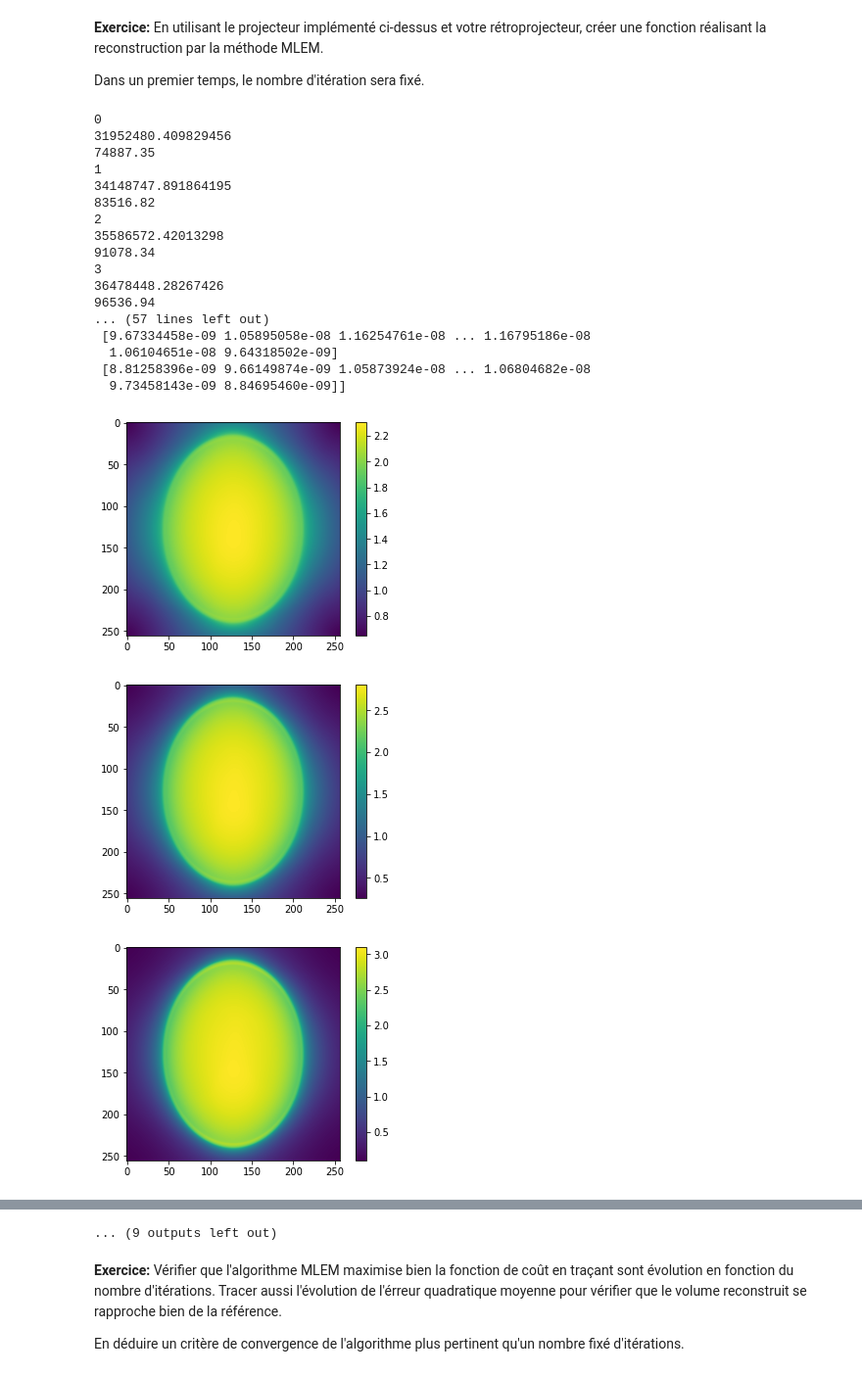
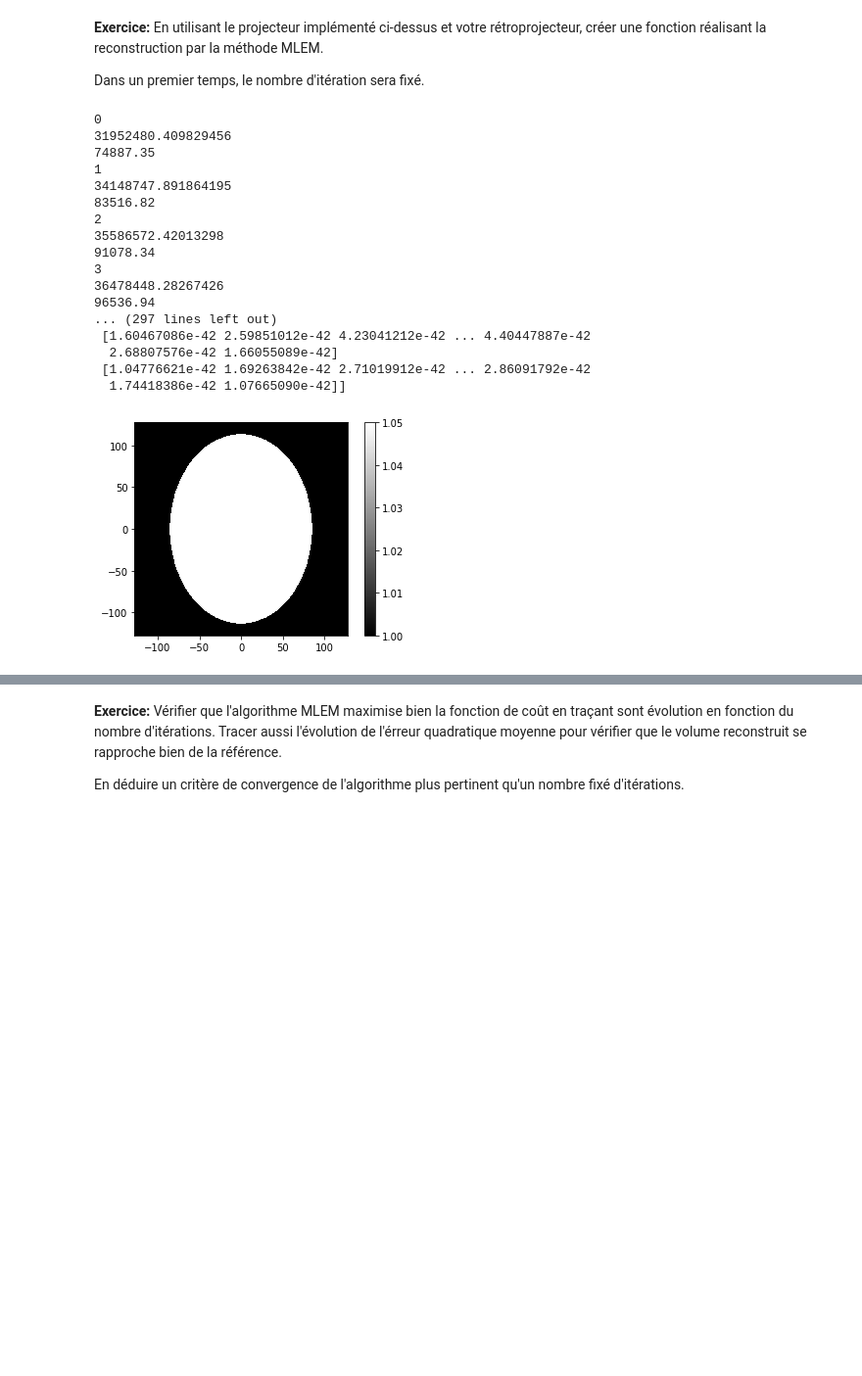
Before and after one commit to Guillaume0477/Tomographie, a Jupyter notebook: tp_tomo.ipynb, the cells around one changed output, grey strips where cells are left out. Shown at 98% size. Saved outputs shown, nothing was run; the diff lists cells and outputs as text; code cells hidden in the pictures; blank space fills up the shorter version.

```diff
--- a/tp_tomo.ipynb
+++ b/tp_tomo.ipynb
@@ -95,7 +96,7 @@ def RadonTransformSheppLogan(phideg):
 **Exercice:** Tracer le sinogramme en précisant $N_\phi$, le nombre d'angles choisi dans l'intervalle $[0°,180°[$
 # %%
 #Nombre d'angles à prendre en comtpe
-Nphi = 500
+Nphi = 10
 #Création des différents angles
 phis = np.linspace(0,180, Nphi)
 #Création du sinnogramme
@@ -421,7 +476,7 @@ print(f_erreur)
 plt.imshow(f_erreur) #, clim=[600,650], cmap=plt.cm.gray, extent=(x1[0],x1[-1],x2[0],x2[-1]), origin='lower')
 plt.colorbar()
 """
-for loop in range(20):
+for loop in range(100):
 
 
     proj_n = ForwardProjectionRTK(f_estime, phis) # projection pn de fn
@@ -454,10 +509,7 @@ for loop in range(20):
     f_estime =  inc * f_estime * f_erreur
     #print(f_estime)
 
-    plt.figure(loop+1)
-    #Visualisation
-    plt.imshow(f_estime)#,clim=[1,1.05], cmap=plt.cm.gray, extent=(x1[0],x1[-1],x2[0],x2[-1]), origin='lower')#,clim=[1.0,1.05], cmap=plt.cm.gray, extent=(x1[0],x1[-1],x2[0],x2[-1]), origin='lower') #, clim=[600,650], cmap=plt.cm.gray, extent=(x1[0],x1[-1],x2[0],x2[-1]), origin='lower')
-    plt.colorbar()
+
 
 
 
@@ -482,38 +534,42 @@ for loop in range(20):
         proj[id_non_nul] = np.multiply(sinogram[nb,id_non_nul],diff[nb,id_non_nul]) - diff[nb,id_non_nul]
 
         pCoords = X1*cos(phi) + X2*sin(phi)
 
         pValues = np.interp(pCoords, x1, proj)
 
         log_vrai += pValues
     print(np.mean(np.mean(np.abs(log_vrai))))
 
 
     erreur = (sinogram-p)**2
     print(np.mean(np.mean(erreur)))
 
 
+
+plt.figure(loop+1)
+#Visualisation
+plt.imshow(f_estime, clim=[1,1.05], cmap=plt.cm.gray, extent=(x1[0],x1[-1],x2[0],x2[-1]), origin='lower')#,clim=[1.0,1.05], cmap=plt.cm.gray, extent=(x1[0],x1[-1],x2[0],x2[-1]), origin='lower') #, clim=[600,650], cmap=plt.cm.gray, extent=(x1[0],x1[-1],x2[0],x2[-1]), origin='lower')
+plt.colorbar()
+
 print(f_estime)
 
 # sommei rij fcurrent
 # %% [output]
 0
 31952480.409829456
 74887.35
 1
 34148747.891864195
 83516.82
 2
 35586572.42013298
 91078.34
 3
 36478448.28267426
 96536.94
-... (57 lines left out)
- [9.67334458e-09 1.05895058e-08 1.16254761e-08 ... 1.16795186e-08
-  1.06104651e-08 9.64318502e-09]
- [8.81258396e-09 9.66149874e-09 1.05873924e-08 ... 1.06804682e-08
-  9.73458143e-09 8.84695460e-09]]
+... (297 lines left out)
+ [1.60467086e-42 2.59851012e-42 4.23041212e-42 ... 4.40447887e-42
+  2.68807576e-42 1.66055089e-42]
+ [1.04776621e-42 1.69263842e-42 2.71019912e-42 ... 2.86091792e-42
+  1.74418386e-42 1.07665090e-42]]
-[figure, old version]
+[figure, new version]
-[figure, removed]
-[figure, removed]
@@ -528,4 +576,3 @@ print(f_estime)
-... (9 outputs left out)
 # %% [markdown]
 **Exercice:** Vérifier que l'algorithme MLEM maximise bien la fonction de coût en traçant sont évolution en fonction du nombre d'itérations. Tracer aussi l'évolution de l'érreur quadratique moyenne pour vérifier que le volume reconstruit se rapproche bien de la référence.
 
```
Also changed, not shown: parts of 7 cells of this notebook.
